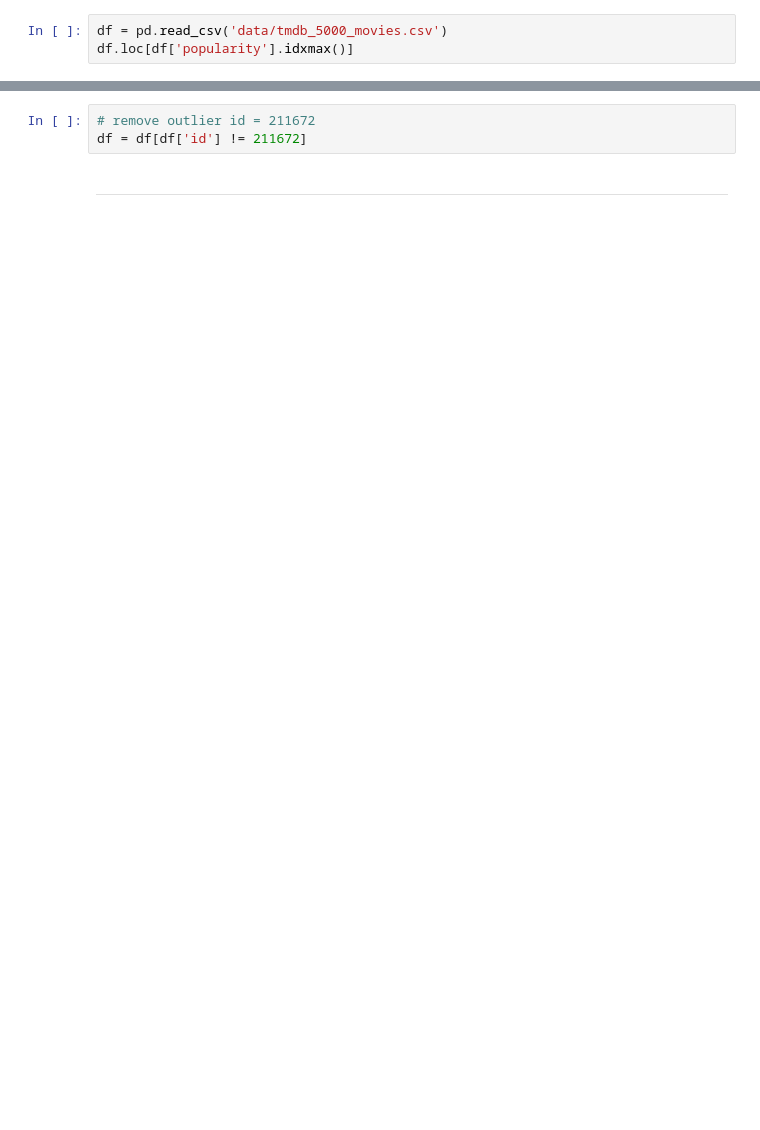
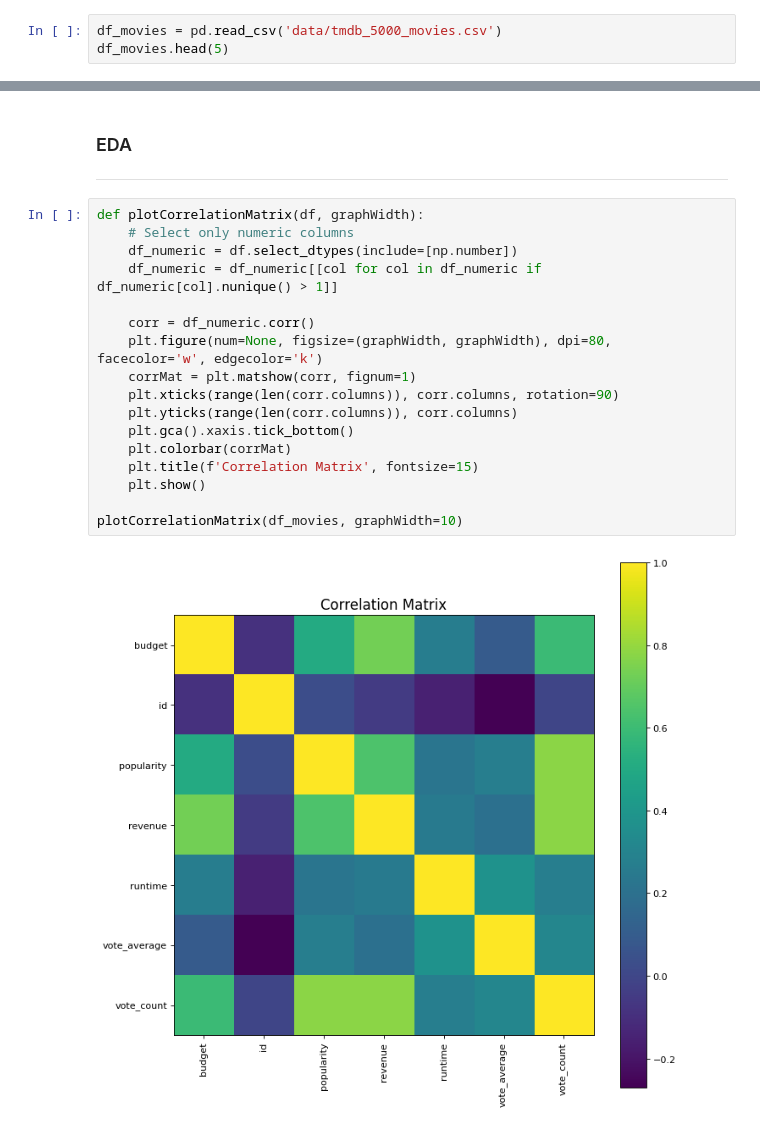
Before and after one commit to PauloDalsoto/imdb-serverless-etl, a Jupyter notebook: notebooks/predict_popularity.ipynb, the cells around one changed output, grey strips where cells are left out. Saved outputs shown, nothing was run; the diff lists cells and outputs as text; blank space fills up the shorter version.

```diff
--- a/notebooks/predict_popularity.ipynb
+++ b/notebooks/predict_popularity.ipynb
@@ -16,4 +22,4 @@ pd.set_option('display.max_columns', None)
 # %%
-df = pd.read_csv('data/tmdb_5000_movies.csv')
-df.loc[df['popularity'].idxmax()]
+df_movies = pd.read_csv('data/tmdb_5000_movies.csv')
+df_movies.head(5)
 # %% [output]
@@ -37,5 +32,22 @@ Name: 546, dtype: object
-# %%
-# remove outlier id = 211672
-df = df[df['id'] != 211672]
-# %% [markdown]
---------------
+# %% [markdown]
+### EDA
+----
+# %%
+def plotCorrelationMatrix(df, graphWidth):
+    # Select only numeric columns
+    df_numeric = df.select_dtypes(include=[np.number])
+    df_numeric = df_numeric[[col for col in df_numeric if df_numeric[col].nunique() > 1]]
+
+    corr = df_numeric.corr()
+    plt.figure(num=None, figsize=(graphWidth, graphWidth), dpi=80, facecolor='w', edgecolor='k')
+    corrMat = plt.matshow(corr, fignum=1)
+    plt.xticks(range(len(corr.columns)), corr.columns, rotation=90)
+    plt.yticks(range(len(corr.columns)), corr.columns)
+    plt.gca().xaxis.tick_bottom()
+    plt.colorbar(corrMat)
+    plt.title(f'Correlation Matrix', fontsize=15)
+    plt.show()
+
+plotCorrelationMatrix(df_movies, graphWidth=10)
+# %% [output]
+[figure, added]
```
Also changed, not shown: parts of 20 cells of this notebook, 1 other file.
